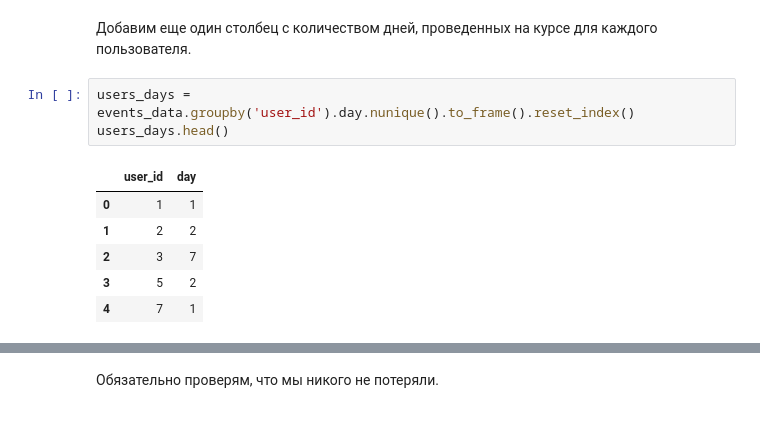
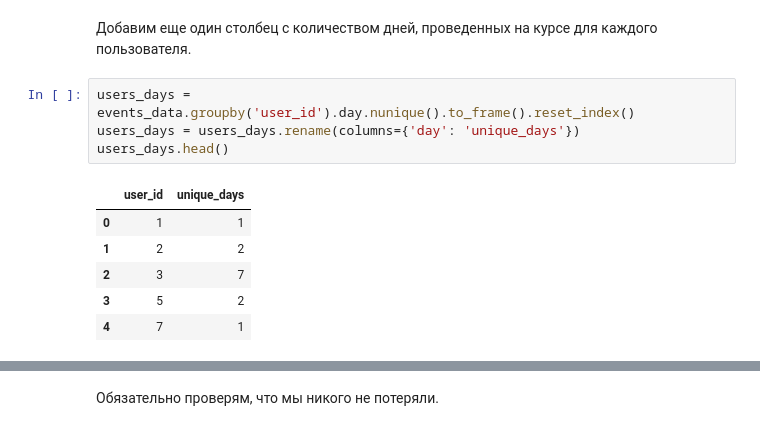
Before and after one commit to twinsevil/stepik-ML-contest, a Jupyter notebook: Stepic contest.ipynb, the cells around one changed output, grey strips where cells are left out. Drawn from its saved outputs; the diff is of its cells as text.

```diff
--- a/Stepic contest.ipynb
+++ b/Stepic contest.ipynb
@@ -312,9 +314,10 @@ users_data.head()
 Добавим еще один столбец с количеством дней, проведенных на курсе для каждого пользователя.
 # %%
 users_days = events_data.groupby('user_id').day.nunique().to_frame().reset_index()
+users_days = users_days.rename(columns={'day': 'unique_days'})
 users_days.head()
 # %% [output]
-|  | user_id | day |
+|  | user_id | unique_days |
 | 0 | 1 | 1 |
 | 1 | 2 | 2 |
 | 2 | 3 | 7 |
```
Also changed, not shown: parts of 103 cells of this notebook, 1 other file.
